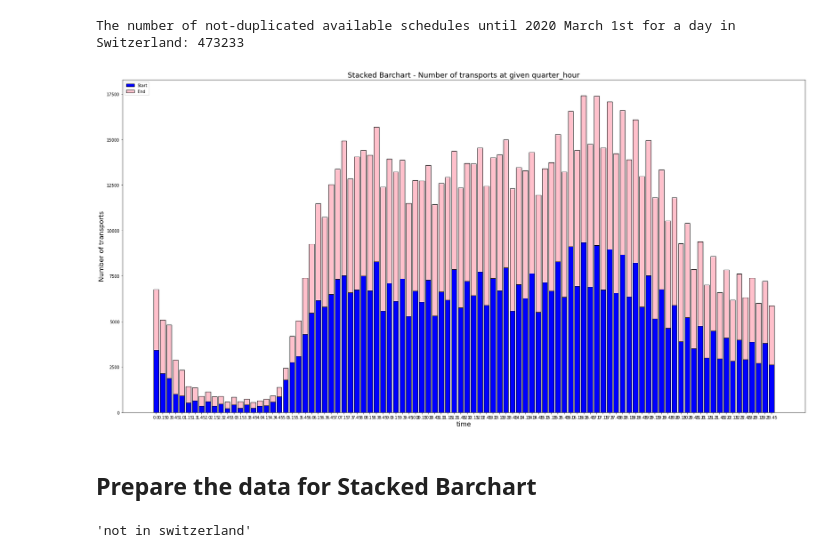
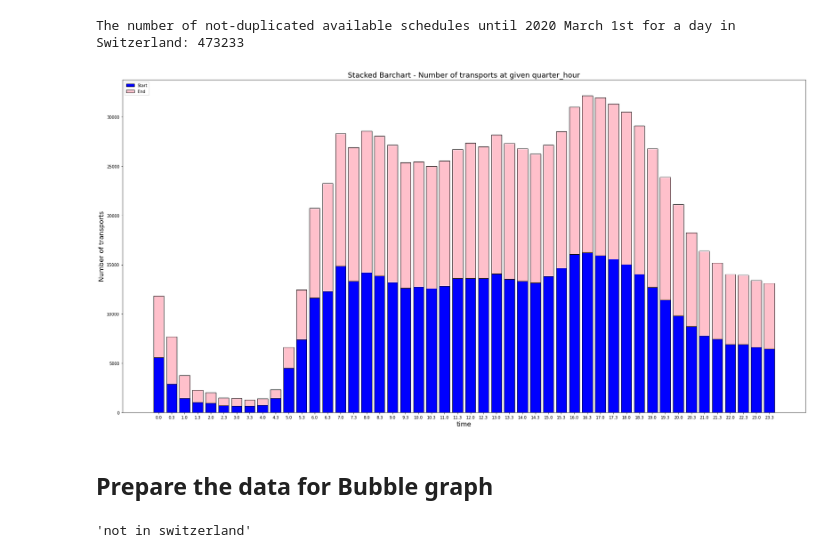
Before and after one commit to com-480-data-visualization/com-480-project-story-tellers, a Jupyter notebook: Data Processing.ipynb, the cells around one changed output. Drawn from its saved outputs; the diff is of its cells as text; code cells hidden in the pictures.

Commit message:
Changed Script for data generation for figures

```diff
--- a/Data Processing.ipynb
+++ b/Data Processing.ipynb
@@ -79,3 +78,20 @@ data.route_end_time = abs(data.route_end_time.astype(int)/100)%24
 print("The number of available schedules until 2020 March 1st for a day in Switzerland: {}".format(data.shape[0]))
 # %% [output]
 The number of available schedules until 2020 March 1st for a day in Switzerland: 473233
+# %%
+# map into several transport types
+trains = ['ICE', 'TGV', 'RJ', 'EC', 'IC', 'IR', 'PE', 'RE','EN', 'S','KB','BP','SN', 'R', 'ARZ', 'EXT', 'NJ', 'IRE','RJX', 'RB', 'CC','TER', 'BN']
+fun = ['FUN', 'PB', 'SL']
+metro = ['M']
+bus = ['B', 'CAR', 'EXB','RUB']
+ship = ['BAT', 'FAE']
+tram = ['T', 'TE2']
+gondola = ['GB', 'ASC']
+
+data['transport_type'][data.transport_type.isin(trains)] = 'train'
+data['transport_type'][data.transport_type.isin(fun)] = 'fun'
+data['transport_type'][data.transport_type.isin(metro)] = 'metro'
+data['transport_type'][data.transport_type.isin(bus)] = 'bus'
+data['transport_type'][data.transport_type.isin(ship)] = 'ship'
+data['transport_type'][data.transport_type.isin(tram)] = 'tram'
+data['transport_type'][data.transport_type.isin(gondola)] = 'gondola'
@@ -116,25 +136,26 @@ get_data(time_var = 'hourly').to_csv(DATAFOLDER +'/data_figures/hourly_start_end
 get_data(time_var = 'half_hourly').to_csv(DATAFOLDER +'/data_figures/half_hourly_start_end.csv', index=False)
 get_data(time_var = 'quarter_hourly').to_csv(DATAFOLDER +'/data_figures/quarter_hourly_start_end.csv', index=False)
 # %%
-t = get_data(time_var = 'quarter_hourly')
+example = get_data(time_var = 'half_hourly')
 # %%
-time=t.time.tolist()
+#plot an example
+time=example.time.tolist()
 classs=['Start','End']
-pos = np.arange(t.shape[0])
-starting_number=t.starting.tolist()
-ending_number=t.ending.tolist()
+pos = np.arange(example.shape[0])
+starting_number=example.starting.tolist()
+ending_number=example.ending.tolist()
 
 plt.rcParams["figure.figsize"] = (30,15)
 
 plt.bar(pos,starting_number,color='blue',edgecolor='black')
 plt.bar(pos,ending_number,color='pink',edgecolor='black',bottom=starting_number)
 plt.xticks(pos, time)
 plt.xlabel('time', fontsize=16)
 plt.ylabel('Number of transports', fontsize=16)
 plt.title('Stacked Barchart - Number of transports at given quarter_hour',fontsize=18)
 plt.legend(classs,loc=2)
 plt.show()
 # %% [output]
-[figure, old version]
+[figure, new version]
 # %% [markdown]
-## Prepare the data for Stacked Barchart
+## Prepare the data for Bubble graph
```
Also changed, not shown: parts of 42 cells of this notebook.
